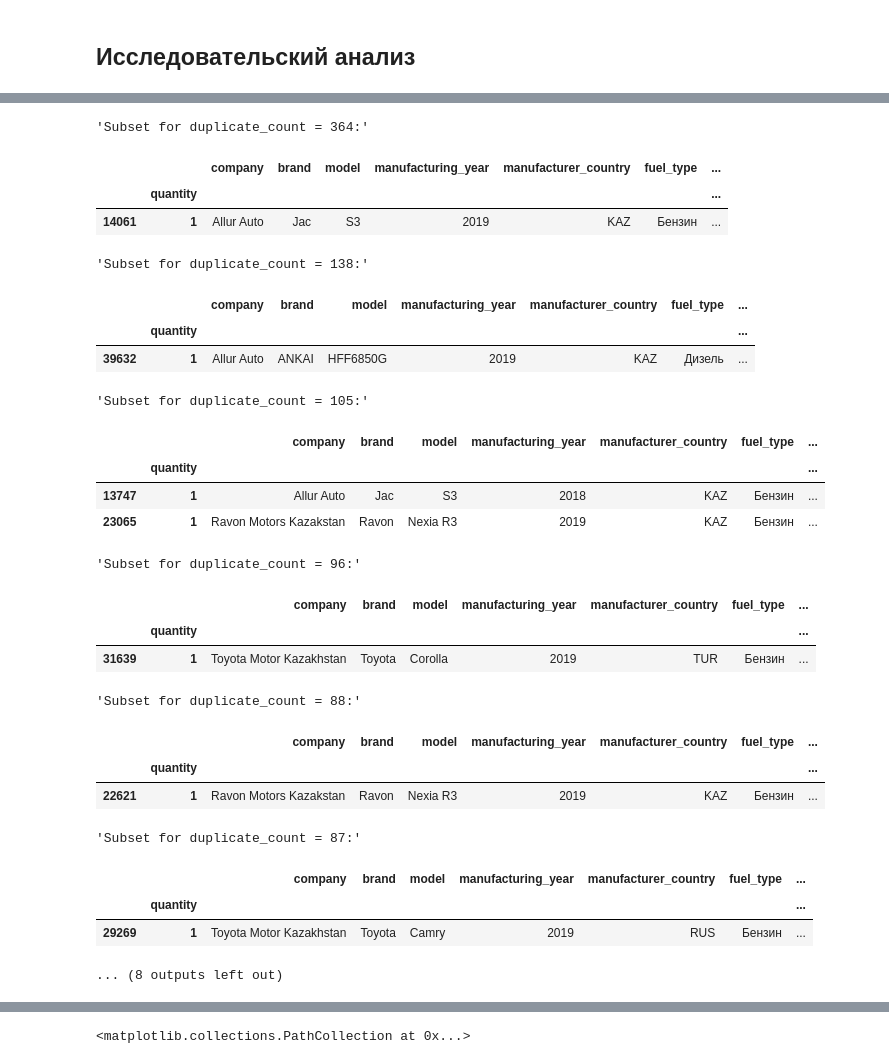
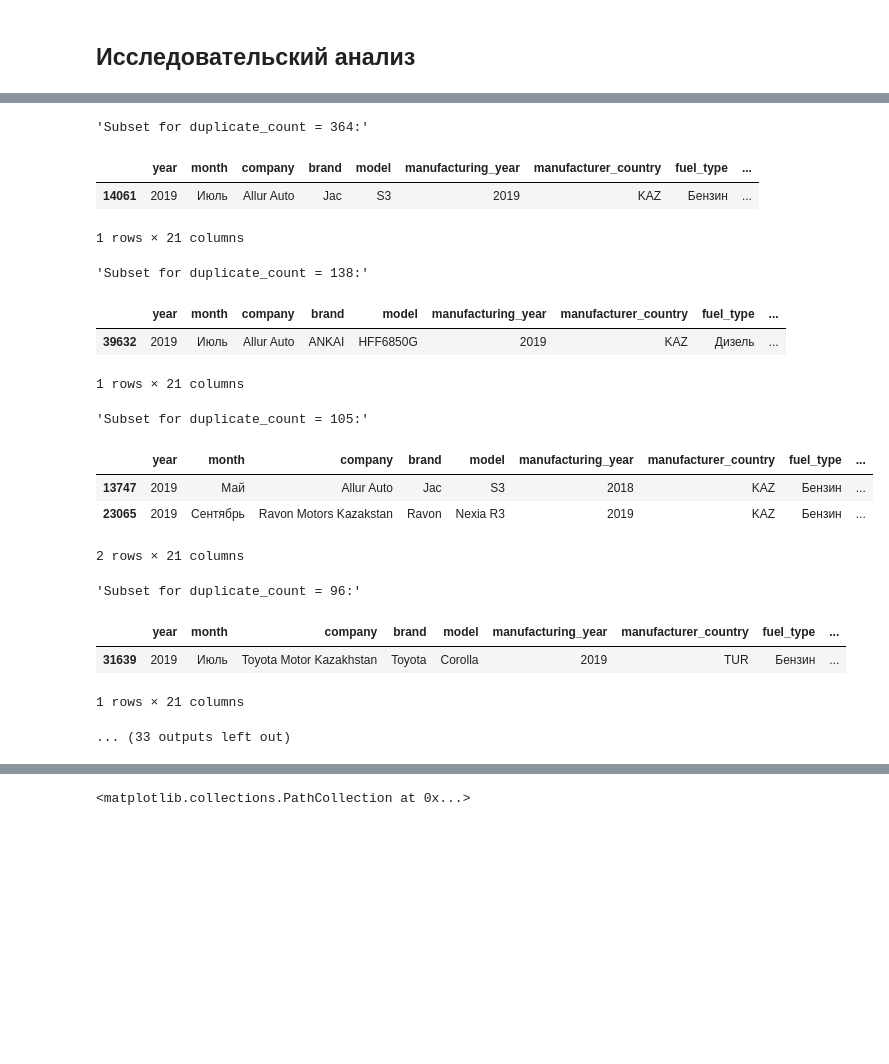
Before and after one commit to Heensz/analysis-of-the-car-market-of-Kazakhstan, a Jupyter notebook: Анализ авторынка Казахстана.ipynb, the cells around one changed output, grey strips where cells are left out. Cells and saved outputs as stored; diff of their text form; code cells hidden in the pictures; blank space fills up the shorter version.

```diff
--- a/Анализ авторынка Казахстана.ipynb
+++ b/Анализ авторынка Казахстана.ipynb
@@ -810,9 +681,4 @@ Name: date, dtype: datetime64[ns]
 df['engine_capacity_liters']=df['engine_capacity_liters'].astype('float')
-# %%
-categorical_columns = ['fuel_type', 'transmission_type', 'drive_type', 'segmentation_2013', 'class_2013']
-
-# Перевести столбцы в категориальные
-df[categorical_columns] = df[categorical_columns].astype('category')
 # %%
 #изменяем тип данных в нужных столбцах на int
 def type_str(df, value):
@@ -850,2 +696,2 @@ memory usage: 5.4+ MB
 # %%
-df = df.drop(['year', 'month','manufacturing_year_fill', 'number_month'], axis =1)
+df = df.drop(['manufacturing_year_fill', 'number_month'], axis =1)
@@ -851,0 +706,14 @@ df = df.drop(['year', 'month','manufacturing_year_fill', 'number_month'], axis =
+# %%
+df['fuel_type'] = df['fuel_type'].replace({'0': 'Неизвестно'})
+df['drive_type'] = df['drive_type'].replace({'0': 'Неизвестно'})
+# %%
+#изменяем тип на category и проверим результат
+def category_type(df, columns):
+    for column in columns:
+        df[column] = df[column].astype('category')
+    return df
+columns_to_convert = ['fuel_type', 'drive_type', 'segmentation_2013', 'class_2013']
+df = category_type(df, columns_to_convert)
+for column in columns_to_convert:
+    unique_values = df[column].unique()
+    display(f"Уникальные значения в столбце '{column}': {unique_values}")
@@ -906,39 +792,29 @@ Name: duplicate_count, dtype: int64
 # %%
+#посмотрим строки с наибольшим количеством полных дубликатов
 def get_subset_by_duplicate_count(df, value):
     return df[df['duplicate_count'] == value].drop_duplicates()
-
-values_to_process = [364, 138, 105, 96, 88, 87, 85, 80, 72, 69]
+values_to_process = [364, 138, 105, 96, 88, 87, 85, 80, 72, 69, 68, 67, 52 , 53, 54]
 
 for value in values_to_process:
     subset = get_subset_by_duplicate_count(df, value)
-
-    # Вывести строки из подмножества
     display(f"Subset for duplicate_count = {value}:")
     display(subset)
 # %% [output]
 'Subset for duplicate_count = 364:'
-|  |  | company | brand | model | manufacturing_year | manufacturer_country | fuel_type | ... |
-|  | quantity |  |  |  |  |  |  | ... |
-| 14061 | 1 | Allur Auto | Jac | S3 | 2019 | KAZ | Бензин | ... |
+|  | year | month | company | brand | model | manufacturing_year | manufacturer_country | fuel_type | ... |
+| 14061 | 2019 | Июль | Allur Auto | Jac | S3 | 2019 | KAZ | Бензин | ... |
-'Subset for duplicate_count = 138:'
+1 rows × 21 columns
+'Subset for duplicate_count = 138:'
-|  |  | company | brand | model | manufacturing_year | manufacturer_country | fuel_type | ... |
-|  | quantity |  |  |  |  |  |  | ... |
-| 39632 | 1 | Allur Auto | ANKAI | HFF6850G | 2019 | KAZ | Дизель | ... |
+|  | year | month | company | brand | model | manufacturing_year | manufacturer_country | fuel_type | ... |
+| 39632 | 2019 | Июль | Allur Auto | ANKAI | HFF6850G | 2019 | KAZ | Дизель | ... |
-'Subset for duplicate_count = 105:'
+1 rows × 21 columns
+'Subset for duplicate_count = 105:'
-|  |  | company | brand | model | manufacturing_year | manufacturer_country | fuel_type | ... |
-|  | quantity |  |  |  |  |  |  | ... |
-| 13747 | 1 | Allur Auto | Jac | S3 | 2018 | KAZ | Бензин | ... |
-| 23065 | 1 | Ravon Motors Kazakstan | Ravon | Nexia R3 | 2019 | KAZ | Бензин | ... |
+|  | year | month | company | brand | model | manufacturing_year | manufacturer_country | fuel_type | ... |
+| 13747 | 2019 | Май | Allur Auto | Jac | S3 | 2018 | KAZ | Бензин | ... |
+| 23065 | 2019 | Сентябрь | Ravon Motors Kazakstan | Ravon | Nexia R3 | 2019 | KAZ | Бензин | ... |
-'Subset for duplicate_count = 96:'
+2 rows × 21 columns
+'Subset for duplicate_count = 96:'
-|  |  | company | brand | model | manufacturing_year | manufacturer_country | fuel_type | ... |
-|  | quantity |  |  |  |  |  |  | ... |
-| 31639 | 1 | Toyota Motor Kazakhstan | Toyota | Corolla | 2019 | TUR | Бензин | ... |
+|  | year | month | company | brand | model | manufacturing_year | manufacturer_country | fuel_type | ... |
+| 31639 | 2019 | Июль | Toyota Motor Kazakhstan | Toyota | Corolla | 2019 | TUR | Бензин | ... |
-'Subset for duplicate_count = 88:'
-|  |  | company | brand | model | manufacturing_year | manufacturer_country | fuel_type | ... |
-|  | quantity |  |  |  |  |  |  | ... |
-| 22621 | 1 | Ravon Motors Kazakstan | Ravon | Nexia R3 | 2019 | KAZ | Бензин | ... |
-'Subset for duplicate_count = 87:'
-|  |  | company | brand | model | manufacturing_year | manufacturer_country | fuel_type | ... |
-|  | quantity |  |  |  |  |  |  | ... |
-| 29269 | 1 | Toyota Motor Kazakhstan | Toyota | Camry | 2019 | RUS | Бензин | ... |
-... (8 outputs left out)
+1 rows × 21 columns
+... (33 outputs left out)
```
Also changed, not shown: parts of 135 cells of this notebook.
